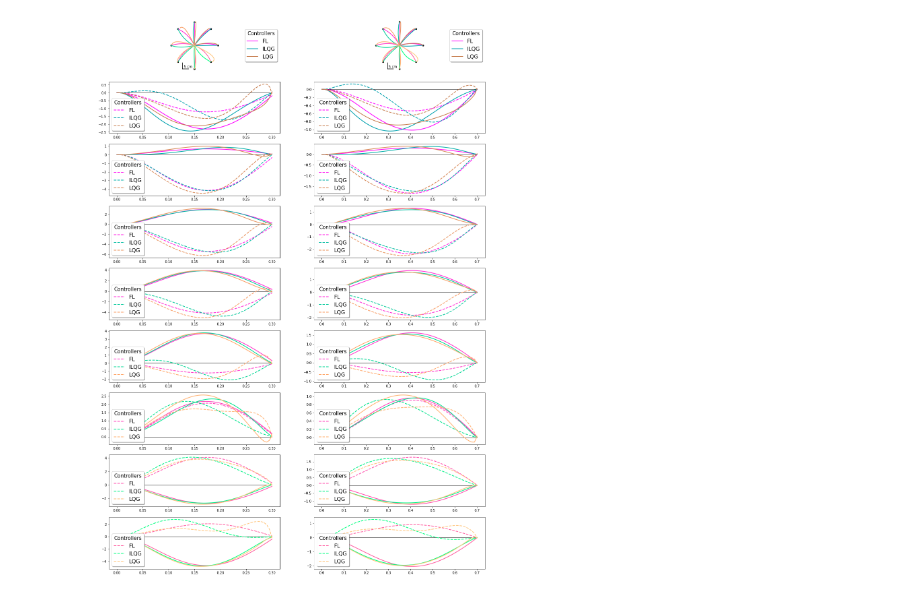
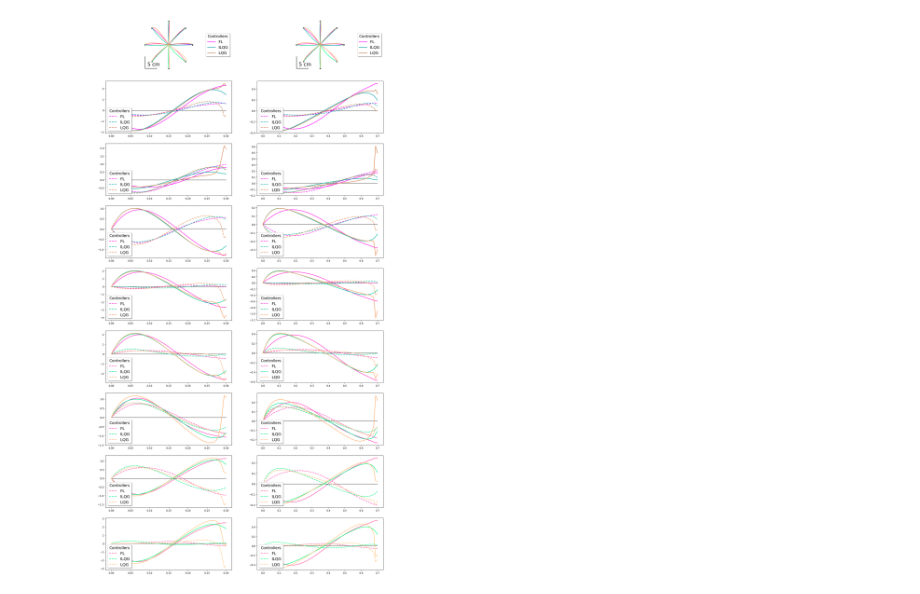
Before and after one commit to AlexandreThy/PhD, a Jupyter notebook: CurrentParts/ILQGvsFL.ipynb, the cells around one changed output. Cells and saved outputs as stored; diff of their text form; code cells hidden in the pictures.

```diff
--- a/CurrentParts/ILQGvsFL.ipynb
+++ b/CurrentParts/ILQGvsFL.ipynb
@@ -13,7 +13,7 @@ d = 10
     # Plot results
 
 Duration = [.3,.7]
-fig,ax = plt.subplots(9,len(Duration),figsize=(20, 30))
+fig,ax = plt.subplots(9,len(Duration),figsize=(20, 40))
 for k in range(len(Duration)):
     colorlist1 = get_colors_from_colormap(20,"spring")[:8]
     colorlist2 = get_colors_from_colormap(20,"winter")[-8:]
@@ -55,46 +113,46 @@ plt.show()
 # %%
 start = np.array([0,35])
-d = 20
+d = 10
 
     # Plot results
 
 Duration = [.3,.7]
-fig,ax = plt.subplots(9,len(Duration),figsize=(20, 30))
+fig,ax = plt.subplots(9,len(Duration),figsize=(20, 40))
 for k in range(len(Duration)):
     colorlist1 = get_colors_from_colormap(20,"spring")[:8]
     colorlist2 = get_colors_from_colormap(20,"winter")[-8:]
     colorlist3 = get_colors_from_colormap(20,"copper")[-8:]
     for i,angles in enumerate(np.linspace(0,2*pi,9)[:-1]):
         color1,color2,color3 = colorlist1[i],colorlist2[i],colorlist3[i]
         plt.subplot(9,len(Duration),k+1)
         end = start + np.array([d*cos(angles),d*sin(angles)])
         plt.axis("equal")
         X,Y,_,x=Feedback_Linearization(Duration[k],w1=1e4,w2=1e4,w3=1,w4=1,r1 = 1e-7,r2=1e-7,starting_point=start,targets=end,plot = False,Showu=True,Num_iter=60,Delay = 0)
         plt.plot(X,Y,color = color1,linewidth = 2,label = "FL")
 
         X,Y,_,xilqg=ILQG(Duration[k],start=start,targets=end,plot = False)
         plt.plot(X,Y,color = color2,linewidth = 2,label = "ILQG")
 
         X,Y,_,xlqg=BestLQG(Duration[k],starting_point=start,targets=end,plot = False,Num_iter=60)
         plt.plot(X,Y,color = color3,linewidth = 2,label = "LQG")
 
         plt.scatter([end[0]],[end[1]],color = "black",s = 20)
         if i == 0 : MultipleLabel()
         plt.subplot(9,len(Duration),k+3+2*i)
-        plt.plot(np.linspace(0,Duration[k],60),x[:,2],color = color1,linewidth = 2,label = "FL")
+        plt.plot(np.linspace(0,Duration[k],60),x[:,4],color = color1,linewidth = 2,label = "FL")
         plt.plot(np.linspace(0,Duration[k],60),np.zeros(60),color = "black",linewidth = 1)
-        plt.plot(np.linspace(0,Duration[k],60),x[:,3],color = color1,linewidth = 2,label = "FL",linestyle = "--")
-        plt.plot(np.linspace(0,Duration[k],60),xilqg[:,2],color = color2,linewidth = 2,label = "ILQG")
-        plt.plot(np.linspace(0,Duration[k],60),xilqg[:,3],color = color2,linewidth = 2,label = "ILQG",linestyle = "--")
-        plt.plot(np.linspace(0,Duration[k],60),xlqg[1],color = color3,linewidth = 2,label = "LQG")
-        plt.plot(np.linspace(0,Duration[k],60),xlqg[4],color = color3,linewidth = 2,label = "LQG",linestyle = "--")
+        plt.plot(np.linspace(0,Duration[k],60),x[:,5],color = color1,linewidth = 2,label = "FL",linestyle = "--")
+        plt.plot(np.linspace(0,Duration[k],60),xilqg[:,4],color = color2,linewidth = 2,label = "ILQG")
+        plt.plot(np.linspace(0,Duration[k],60),xilqg[:,5],color = color2,linewidth = 2,label = "ILQG",linestyle = "--")
+        plt.plot(np.linspace(0,Duration[k],60),xlqg[2],color = color3,linewidth = 2,label = "LQG")
+        plt.plot(np.linspace(0,Duration[k],60),xlqg[5],color = color3,linewidth = 2,label = "LQG",linestyle = "--")
 
 
         MultipleLabel(side = "lower left")
     plt.subplot(9,len(Duration),k+1)
     delete_axis(ax[0,k])
     delete_ticks(ax[0,k])
-    add_scale_cm(-10,15,5,fontsize =10)
+    add_scale_cm(-10,25,5,fontsize =20)
 plt.show()
 # %% [output]
-[figure, old version]
+[figure, new version]
```
Also changed, not shown: parts of 4 cells of this notebook, 5 other files.
